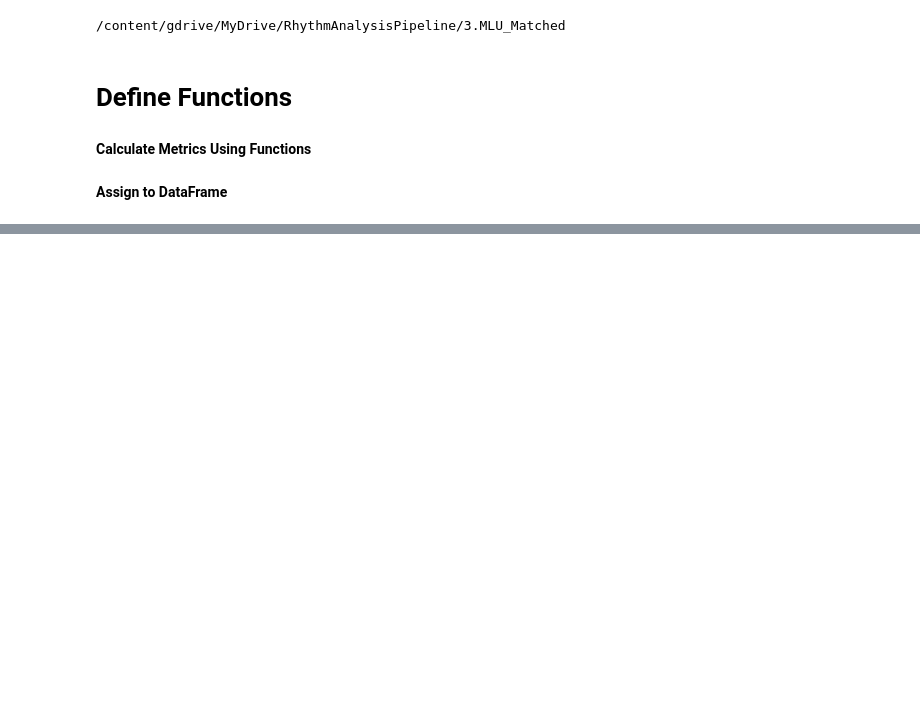
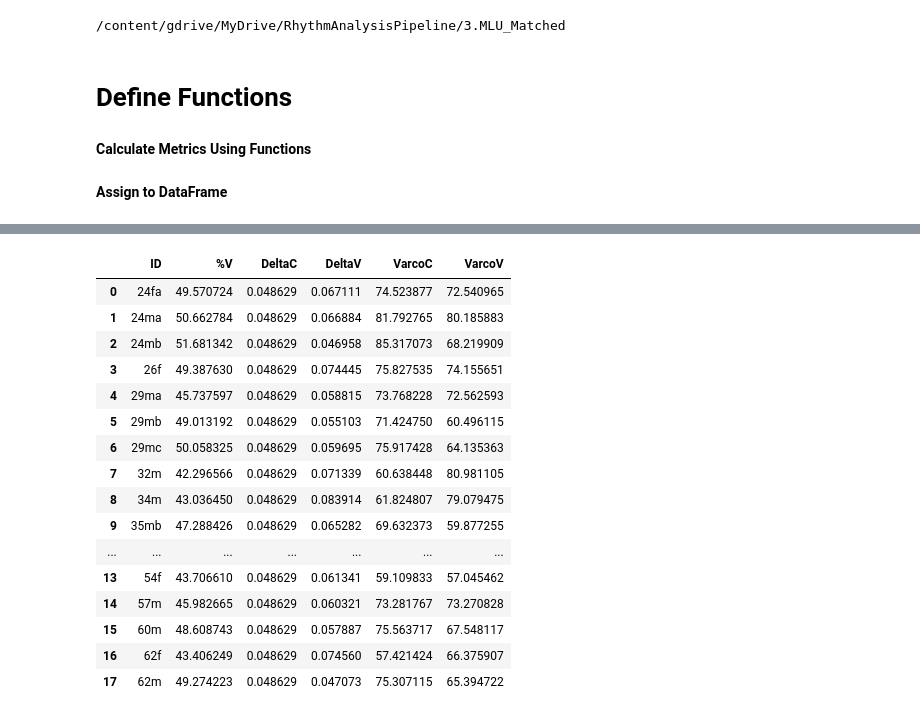
Before and after one commit to Janina712/MLTSA22_JBoecher, a Jupyter notebook: Other/4. Compute_RhythmMetrics.ipynb, the cells around one changed output, grey strips where cells are left out. Cells and saved outputs as stored; diff of their text form; code cells hidden in the pictures; blank space fills up the shorter version.

```diff
--- a/Other/4. Compute_RhythmMetrics.ipynb
+++ b/Other/4. Compute_RhythmMetrics.ipynb
@@ -116,0 +195,7 @@ result_interview["VarcoV"] = varcoV_interview*100
+# %%
+result_interview_pws["ID"] = pws_IDs
+result_interview_pws["%V"] = percV_interview_pws*100
+result_interview_pws["DeltaC"] = deltaC_interview_pws
+result_interview_pws["DeltaV"] = deltaV_interview_pws
+result_interview_pws["VarcoC"] = varcoC_interview_pws*100
+result_interview_pws["VarcoV"] = varcoV_interview_pws*100
@@ -116,0 +249,20 @@ result_interview["VarcoV"] = varcoV_interview*100
+# %%
+result_interview_pws
+# %% [output]
+|  | ID | %V | DeltaC | DeltaV | VarcoC | VarcoV |
+| 0 | 24fa | 49.570724 | 0.048629 | 0.067111 | 74.523877 | 72.540965 |
+| 1 | 24ma | 50.662784 | 0.048629 | 0.066884 | 81.792765 | 80.185883 |
+| 2 | 24mb | 51.681342 | 0.048629 | 0.046958 | 85.317073 | 68.219909 |
+| 3 | 26f | 49.387630 | 0.048629 | 0.074445 | 75.827535 | 74.155651 |
+| 4 | 29ma | 45.737597 | 0.048629 | 0.058815 | 73.768228 | 72.562593 |
+| 5 | 29mb | 49.013192 | 0.048629 | 0.055103 | 71.424750 | 60.496115 |
+| 6 | 29mc | 50.058325 | 0.048629 | 0.059695 | 75.917428 | 64.135363 |
+| 7 | 32m | 42.296566 | 0.048629 | 0.071339 | 60.638448 | 80.981105 |
+| 8 | 34m | 43.036450 | 0.048629 | 0.083914 | 61.824807 | 79.079475 |
+| 9 | 35mb | 47.288426 | 0.048629 | 0.065282 | 69.632373 | 59.877255 |
+| ... | ... | ... | ... | ... | ... | ... |
+| 13 | 54f | 43.706610 | 0.048629 | 0.061341 | 59.109833 | 57.045462 |
+| 14 | 57m | 45.982665 | 0.048629 | 0.060321 | 73.281767 | 73.270828 |
+| 15 | 60m | 48.608743 | 0.048629 | 0.057887 | 75.563717 | 67.548117 |
+| 16 | 62f | 43.406249 | 0.048629 | 0.074560 | 57.421424 | 66.375907 |
+| 17 | 62m | 49.274223 | 0.048629 | 0.047073 | 75.307115 | 65.394722 |
```
Also changed, not shown: parts of 42 cells of this notebook.
